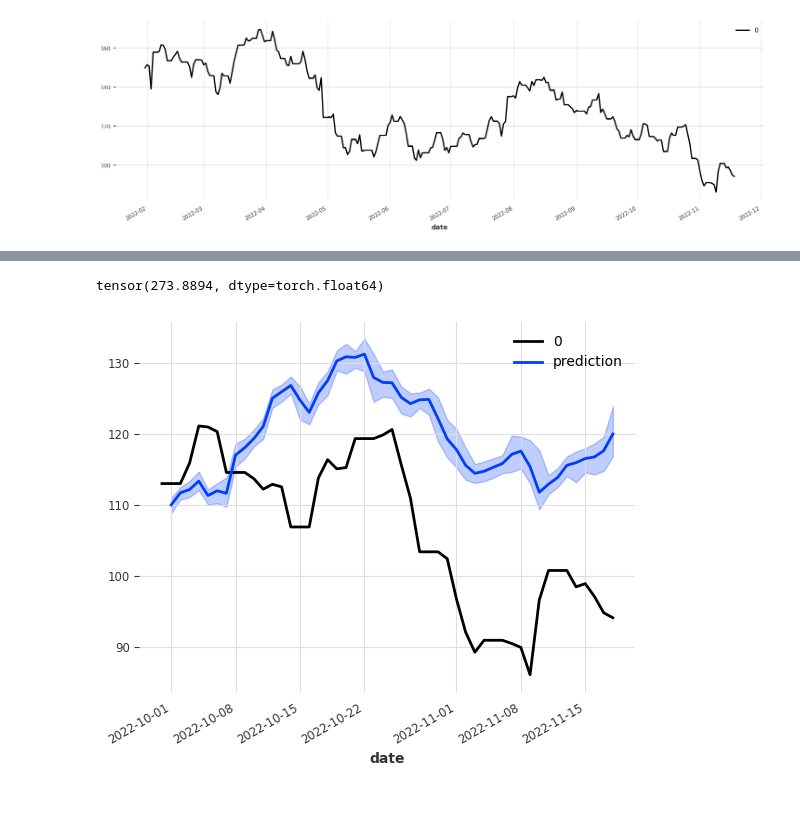
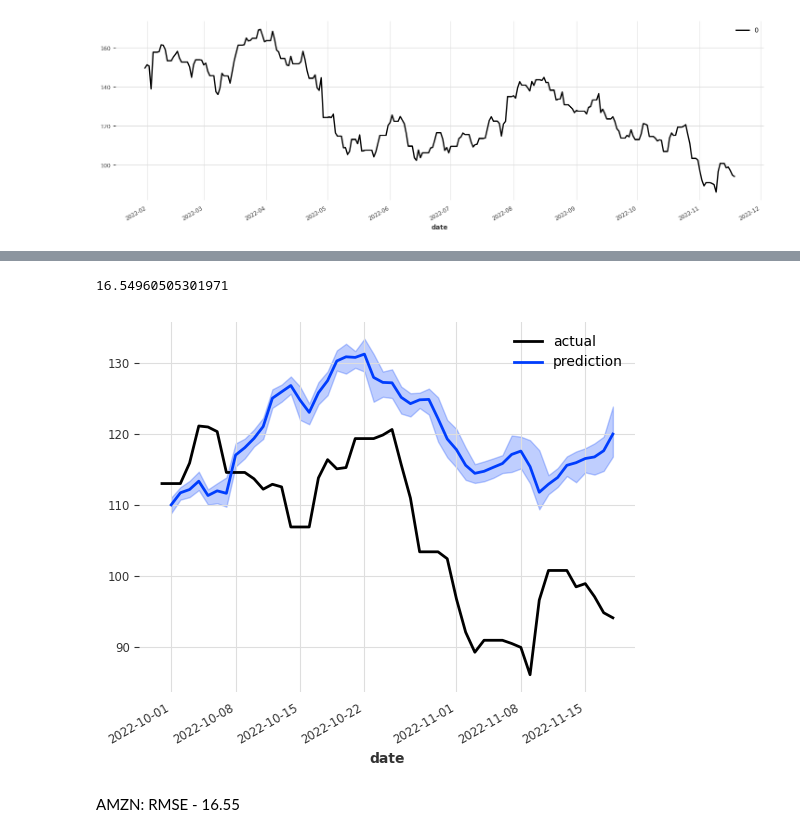
Before and after one commit to Ckoco/CS7643, a Jupyter notebook: darts_transformer.ipynb, the cells around one changed output, grey strips where cells are left out. Cells and saved outputs as stored; diff of their text form; code cells hidden in the pictures; blank space fills up the shorter version.

Commit message:
added multiple models and RMSE

```diff
--- a/darts_transformer.ipynb
+++ b/darts_transformer.ipynb
@@ -230,19 +452,18 @@ plot_predict(ts, ts_test, ts_pred)
 # %%
-ts[split:].plot()
-ts_pred.plot(central_quantile="mean", label="prediction")
-
-pred = ts_pred.quantile_df()
-pred = pred[pred.columns[0]]
-
-import torch
-
-def RMSE(prediction, target):
-    py, ty = torch.from_numpy(prediction), torch.from_numpy(target)
-    loss = torch.sum(torch.square(py - ty)) / prediction.shape[0]
-    return loss
-
-loss = RMSE(pred.values, ts[split:].pd_series()[1:].values)
-loss
+# import math
+#
+# ts[split:].plot(label="actual")
+# ts_pred.plot(central_quantile="mean", label="prediction")
+#
+# pred = ts_pred.quantile_df()
+# pred = pred[pred.columns[0]]
+#
+# from sklearn.metrics import mean_squared_error
+#
+# RMSE = math.sqrt(mean_squared_error(ts[split:].pd_series()[1:].values, pred.values))
+# RMSE
 # %% [output]
-tensor(273.8894, dtype=torch.float64)
+16.54960505301971
-[figure, old version]
+[figure, new version]
+# %% [markdown]
+AMZN: RMSE - 16.55
```
Also changed, not shown: parts of 15 cells of this notebook.
